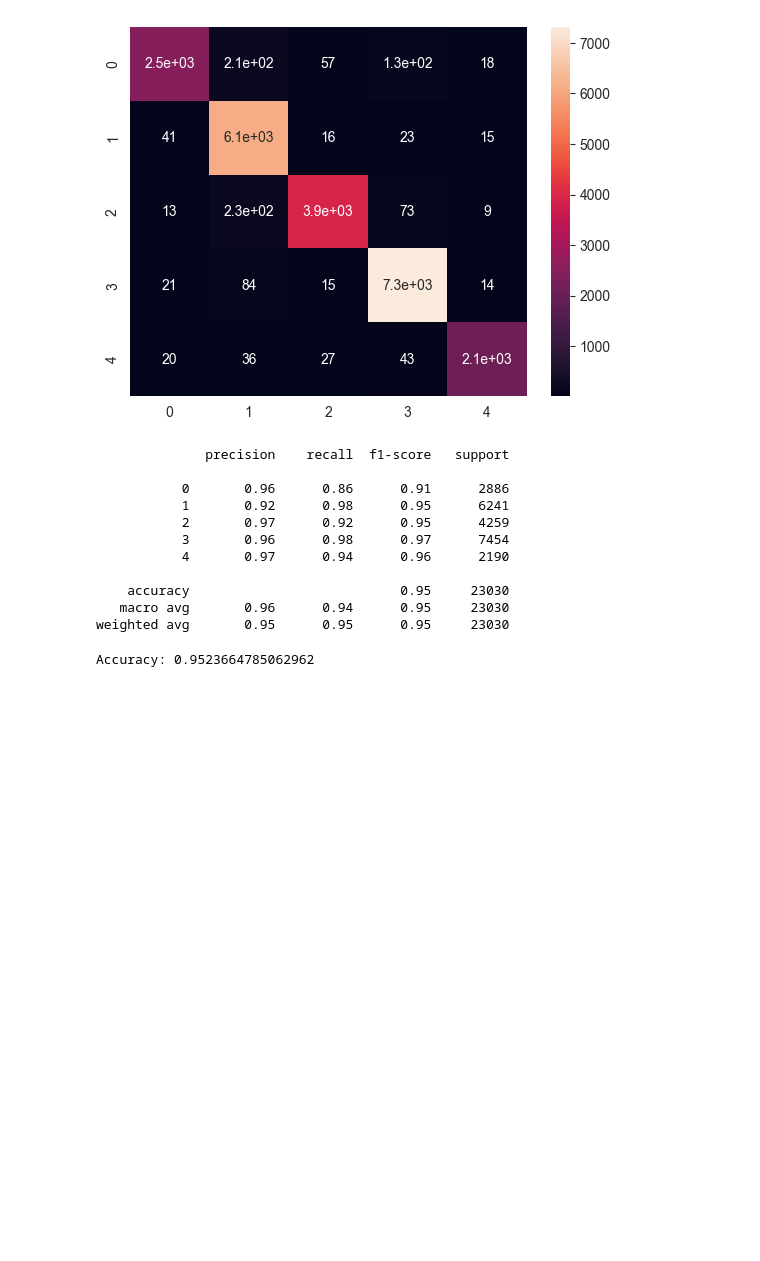
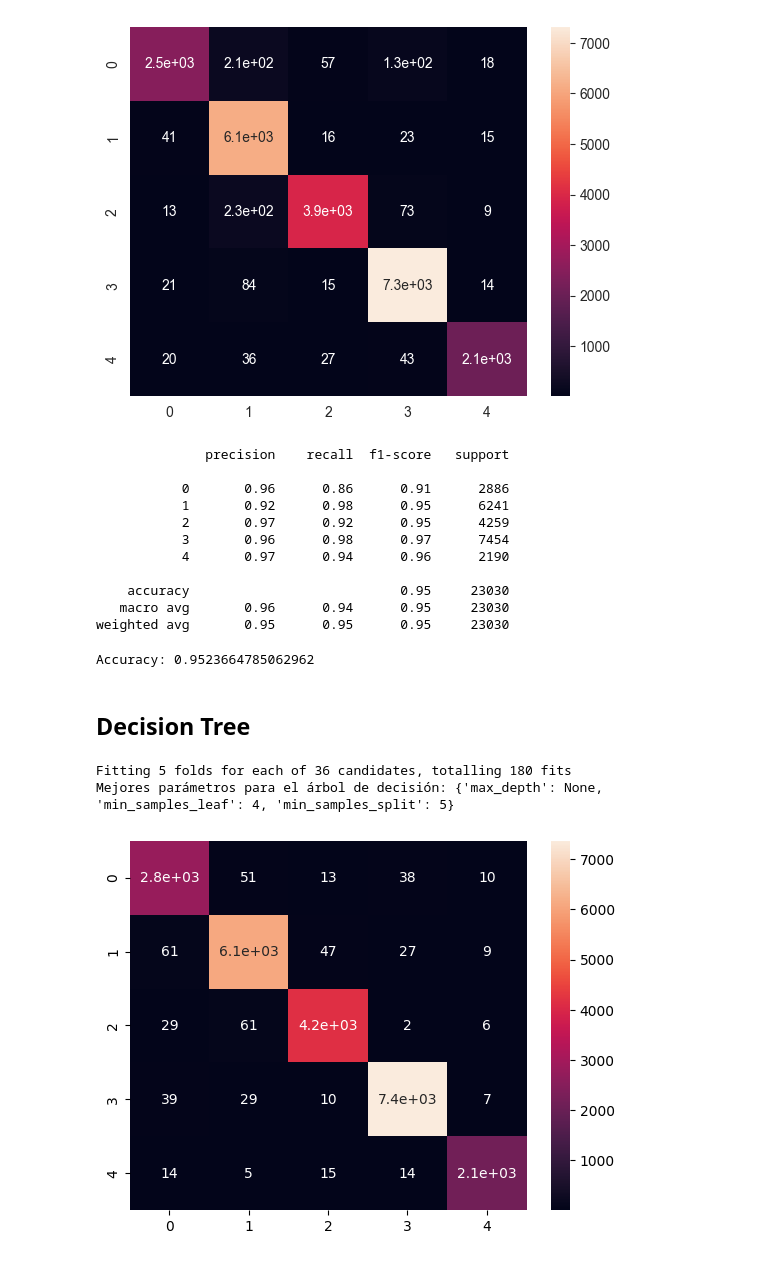
Before and after one commit to FranzCastillo/DM-Car-Incidents-in-GT-Analysis, a Jupyter notebook: Analysis.ipynb, the cells around one changed output. Drawn from its saved outputs; the diff is of its cells as text; code cells hidden in the pictures; blank space fills up the shorter version.

Commit message:
Decision Tree Model

```diff
--- a/Analysis.ipynb
+++ b/Analysis.ipynb
@@ -1032,3 +1040,32 @@ weighted avg       0.95      0.95      0.95     23030
 print(f"Accuracy: {accuracy_score(y_test, y_pred)}")
 # %% [output]
 Accuracy: 0.9523664785062962
+# %% [markdown]
+## Decision Tree
+# %%
+from sklearn.tree import DecisionTreeClassifier
+
+tree_model = DecisionTreeClassifier()
+
+param_grid = {
+    'max_depth': [None, 10, 20, 30],
+    'min_samples_split': [2, 5, 10],
+    'min_samples_leaf': [1, 2, 4],
+}
+
+grid_search_tree = GridSearchCV(tree_model, param_grid, cv=5, n_jobs=-1, verbose=1, scoring='accuracy')
+grid_search_tree.fit(X_train, y_train)
+
+best_tree_params = grid_search_tree.best_params_
+print("Mejores parámetros para el árbol de decisión:", best_tree_params)
+
+best_tree_model = DecisionTreeClassifier(**best_tree_params)
+# %% [output]
+Fitting 5 folds for each of 36 candidates, totalling 180 fits
+Mejores parámetros para el árbol de decisión: {'max_depth': None, 'min_samples_leaf': 4, 'min_samples_split': 5}
+# %%
+best_tree_model.fit(X_train, y_train)
+sns.heatmap(confusion_matrix(y_test, best_tree_model.predict(X_test)), annot=True)
+plt.show()
+# %% [output]
+[figure, added]
```
Also changed, not shown: parts of 3 cells of this notebook.
